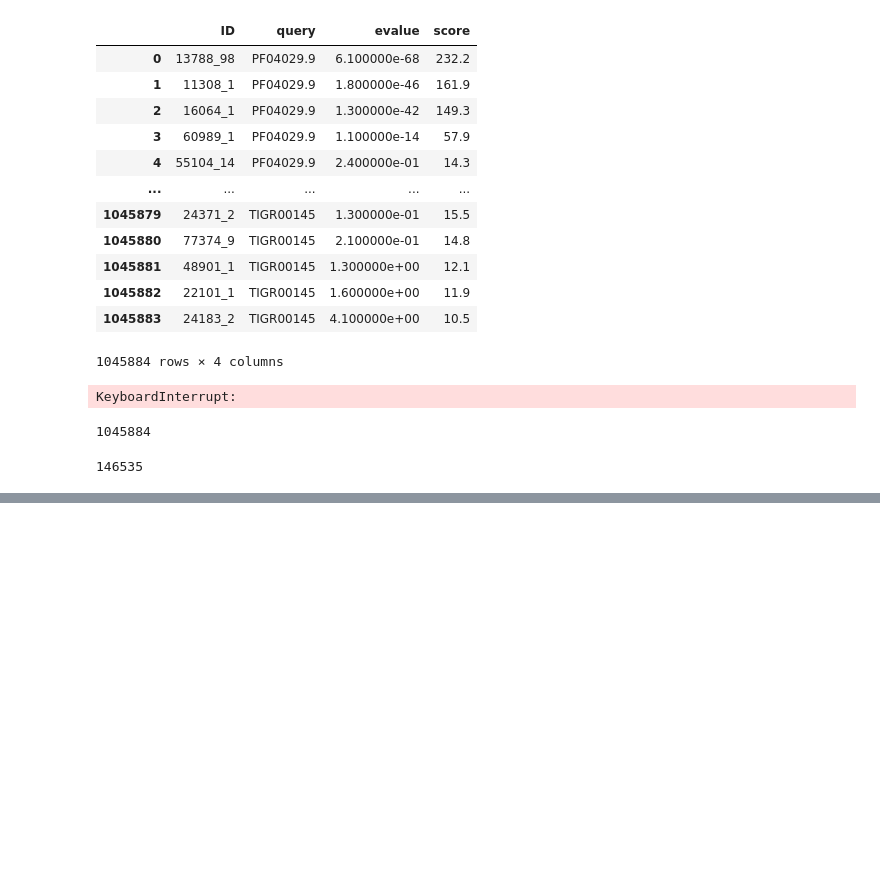
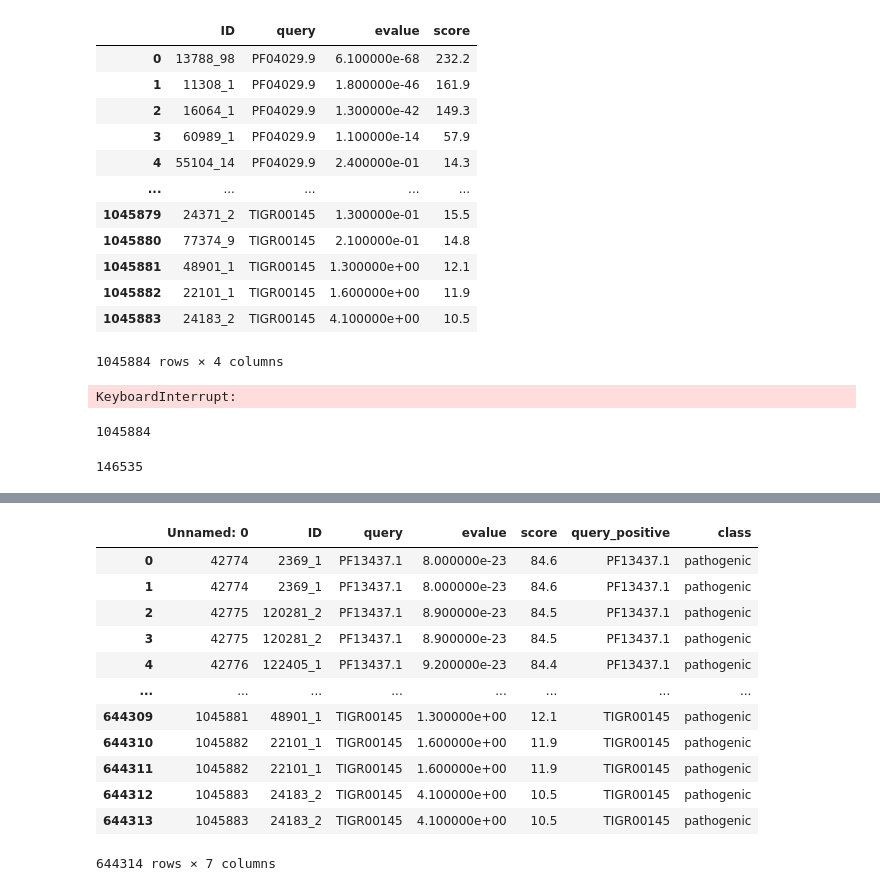
Before and after one commit to GaoyangLuo/CompRanking, a Jupyter notebook: statistics_processing.ipynb, the cells around one changed output, grey strips where cells are left out. Cells and saved outputs as stored; diff of their text form; code cells hidden in the pictures; blank space fills up the shorter version.

```diff
--- a/statistics_processing.ipynb
+++ b/statistics_processing.ipynb
@@ -183,3 +183,7 @@ for index,name in df_1.iterrows():
 len(df_1.ID.unique())
 # %% [output]
 146535
+# %%
+df_hmm=pd.read_csv("./test/CompRanking/Virulence/hmm_result/ERR1191817.contigs_5M_contigs_hmm.csv",
+                  sep='\t', header=0, engine="python")
+df_hmm
@@ -185,0 +204,4 @@ len(df_1.ID.unique())
+# %%
+positive_query=pd.read_csv("./databases/models_and_domains/positive_domains.tsv",
+                  sep='\t', header=None, engine="python")
+positive_query
@@ -185,0 +222,5 @@ len(df_1.ID.unique())
+# %%
+positive_query_1=positive_query.copy()
+positive_query_1["class"]="pathogenic"
+positive_query_1.columns=["query_positive","class"]
+positive_query_1
@@ -185,0 +241,19 @@ len(df_1.ID.unique())
+# %%
+# positive_merge_tmp=pd.merge(positive_query_1,shared_query_1,how="left")
+# positive_merge_tmp
+positive_merge_tmp=pd.merge(df_hmm,positive_query_1,left_on="query", right_on="query_positive",how="inner")
+positive_merge_tmp
+# %% [output]
+|  | Unnamed: 0 | ID | query | evalue | score | query_positive | class |
+| 0 | 42774 | 2369_1 | PF13437.1 | 8.000000e-23 | 84.6 | PF13437.1 | pathogenic |
+| 1 | 42774 | 2369_1 | PF13437.1 | 8.000000e-23 | 84.6 | PF13437.1 | pathogenic |
+| 2 | 42775 | 120281_2 | PF13437.1 | 8.900000e-23 | 84.5 | PF13437.1 | pathogenic |
+| 3 | 42775 | 120281_2 | PF13437.1 | 8.900000e-23 | 84.5 | PF13437.1 | pathogenic |
+| 4 | 42776 | 122405_1 | PF13437.1 | 9.200000e-23 | 84.4 | PF13437.1 | pathogenic |
+| ... | ... | ... | ... | ... | ... | ... | ... |
+| 644309 | 1045881 | 48901_1 | TIGR00145 | 1.300000e+00 | 12.1 | TIGR00145 | pathogenic |
+| 644310 | 1045882 | 22101_1 | TIGR00145 | 1.600000e+00 | 11.9 | TIGR00145 | pathogenic |
+| 644311 | 1045882 | 22101_1 | TIGR00145 | 1.600000e+00 | 11.9 | TIGR00145 | pathogenic |
+| 644312 | 1045883 | 24183_2 | TIGR00145 | 4.100000e+00 | 10.5 | TIGR00145 | pathogenic |
+| 644313 | 1045883 | 24183_2 | TIGR00145 | 4.100000e+00 | 10.5 | TIGR00145 | pathogenic |
+644314 rows × 7 columns
```
Also changed, not shown: parts of 6 cells of this notebook, 2 other files.
